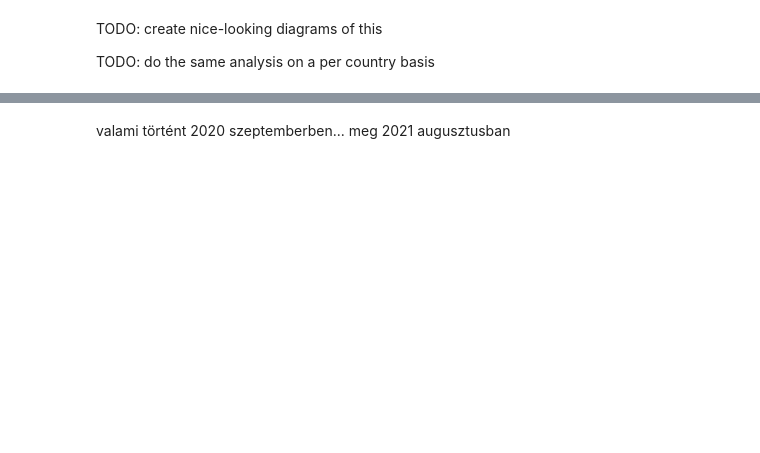
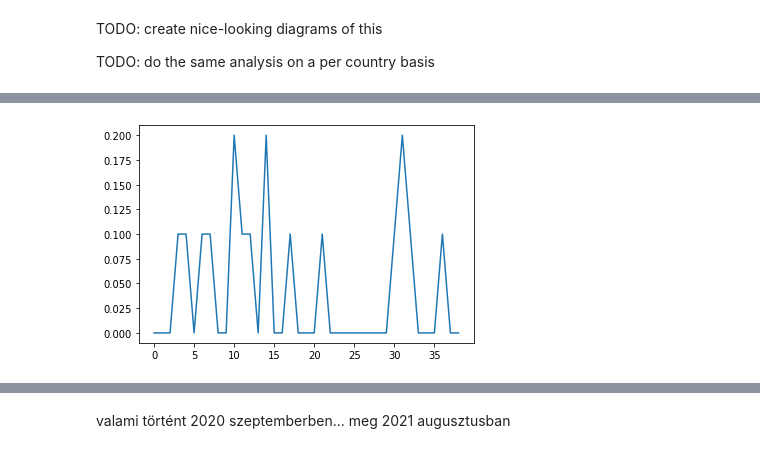
Before and after one commit to maritsm/temalabor-2023, a Jupyter notebook: cohesiveness2.ipynb, the cells around one changed output, grey strips where cells are left out. Saved outputs shown, nothing was run; the diff lists cells and outputs as text; code cells hidden in the pictures; blank space fills up the shorter version.

```diff
--- a/cohesiveness2.ipynb
+++ b/cohesiveness2.ipynb
@@ -109,0 +116,5 @@ plt.show()
+# %%
+monthly_cohesiveness_by_country["Hungary"].plot()
+plt.show()
+# %% [output]
+[figure, added]
```
Also changed, not shown: parts of 13 cells of this notebook, 1 other file.
